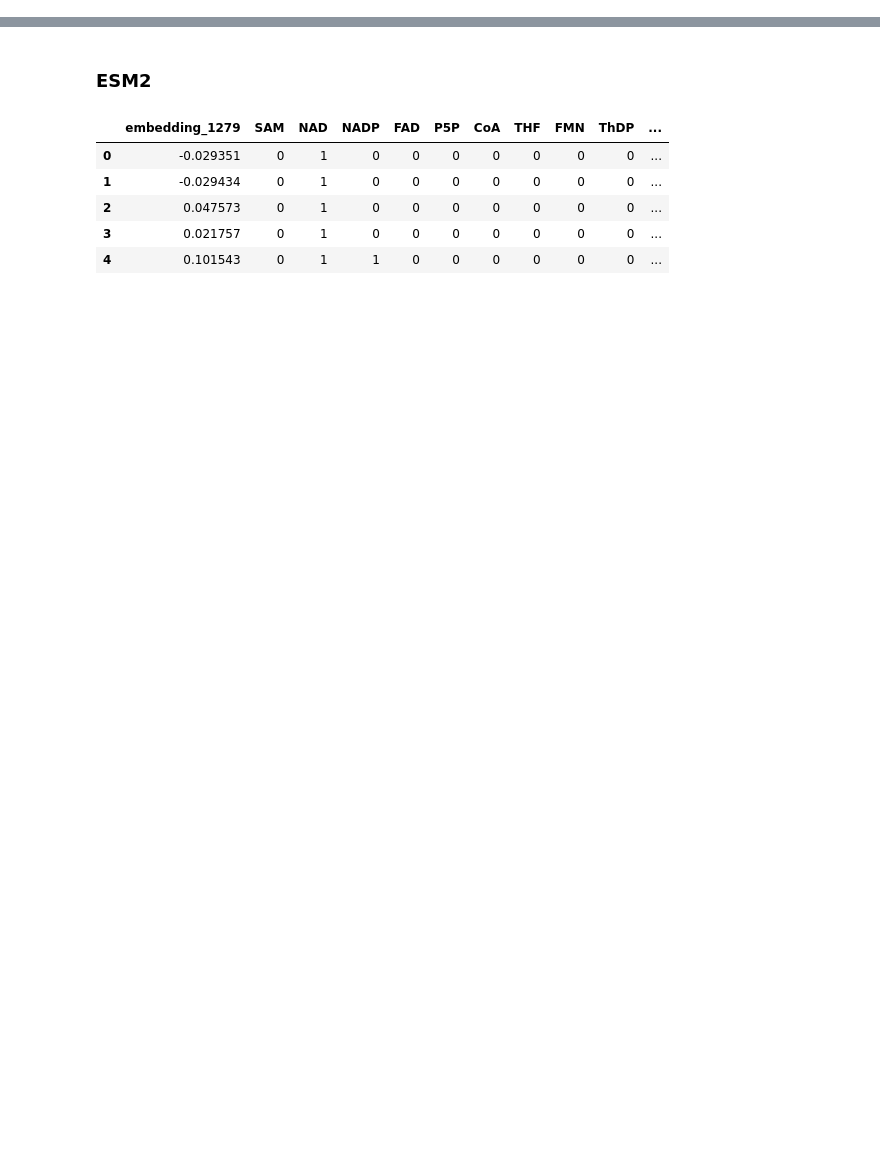
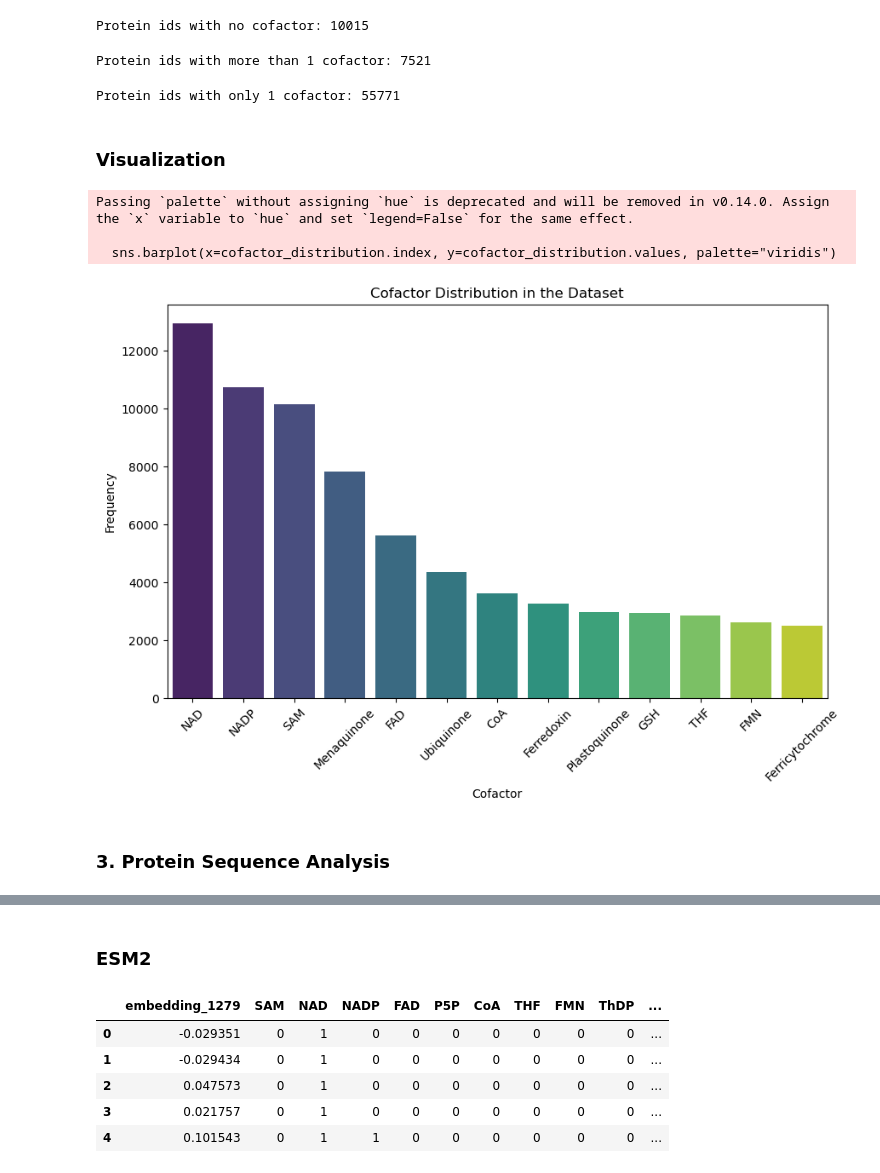
Before and after one commit to joanag05/CofactorPredictionTool, a Jupyter notebook: examples/datasets_analysis.ipynb, the cells around one changed output, grey strips where cells are left out. Saved outputs shown, nothing was run; the diff lists cells and outputs as text; code cells hidden in the pictures; blank space fills up the shorter version.

```diff
--- a/examples/datasets_analysis.ipynb
+++ b/examples/datasets_analysis.ipynb
@@ -563,3 +24,0 @@ df3_descriptors = pd.read_csv('/home/jgoncalves/cofactor_prediction_tool/data/fi
-# %%
-# concatenate the dataframes
-df = pd.concat([df1_descriptors, df2_descriptors, df3_descriptors], axis=0)
@@ -1276,21 +24,0 @@ df_cofactors.drop(['Sequence'], axis=1, inplace=True)
-# %%
-seqvec = pd.merge(seqvec, df_cofactors, on='ProteinID', how='left')
-df = seqvec.fillna(0)
-
-
-df = df.drop_duplicates(subset='ProteinID', keep='first')
-df['NAD'] = df['NAD'].astype(int)
-df['NADP'] = df['NADP'].astype(int)
-df['SAM'] = df['SAM'].astype(int)
-df['FAD'] = df['FAD'].astype(int)
-df['P5P'] = df['P5P'].astype(int)
-df['GSH'] = df['GSH'].astype(int)
-df['CoA'] = df['CoA'].astype(int)
-df['THF'] = df['THF'].astype(int)
-df['FMN'] = df['FMN'].astype(int)
-df['ThDP'] = df['ThDP'].astype(int)
-df['Ubiquinone'] = df['Ubiquinone'].astype(int)
-df['Plastoquinone'] = df['Plastoquinone'].astype(int)
-df['Ferredoxin'] = df['Ferredoxin'].astype(int)
-df['Ferricytochrome'] = df['Ferricytochrome'].astype(int)
-df.to_csv('/home/jgoncalves/cofactor_prediction_tool/data/final_datasets/SeqVec/seq2vec.tsv', sep='\t', index=False)
@@ -1314,0 +93,4 @@ seqvec
+# %%
+
+cofactor_columns = df.columns[1:-1]
+cofactor_columns
@@ -1314,0 +101,3 @@ seqvec
+# %%
+cofactor_distribution = df[cofactor_columns].sum().sort_values(ascending=False)
+print("\nCofactor Distribution:\n", cofactor_distribution)
@@ -1314,0 +120,41 @@ seqvec
+# %%
+# protein ids with all cofactors = 0
+no_cofactors = df[df[cofactor_columns].sum(axis=1) == 0]
+print("\nProtein ids with no cofactor:", len(no_cofactors))
+# %% [output]
+Protein ids with no cofactor: 10015
+# %%
+# protein ids with more than 1 cofactor
+multiple_cofactors = df[df[cofactor_columns].sum(axis=1) > 1]
+print("\nProtein ids with more than 1 cofactor:", len(multiple_cofactors))
+# %% [output]
+Protein ids with more than 1 cofactor: 7521
+# %%
+# protein ids with only 1 cofactor
+single_cofactor = df[df[cofactor_columns].sum(axis=1) == 1]
+print("\nProtein ids with only 1 cofactor:", len(single_cofactor))
+# %% [output]
+Protein ids with only 1 cofactor: 55771
+# %% [markdown]
+### Visualization
+# %%
+
+import matplotlib.pyplot as plt
+import seaborn as sns
+
+
+
+plt.figure(figsize=(10,6))
+sns.barplot(x=cofactor_distribution.index, y=cofactor_distribution.values, palette="viridis")
+plt.xticks(rotation=45)
+plt.title('Cofactor Distribution in the Dataset')
+plt.xlabel('Cofactor')
+plt.ylabel('Frequency')
+plt.show()
+# %% [output]
+Passing `palette` without assigning `hue` is deprecated and will be removed in v0.14.0. Assign the `x` variable to `hue` and set `legend=False` for the same effect.
+
+  sns.barplot(x=cofactor_distribution.index, y=cofactor_distribution.values, palette="viridis")
+[figure, added]
+# %% [markdown]
+ ### 3. Protein Sequence Analysis
```
Also changed, not shown: parts of 159 cells of this notebook, 24 other files.
